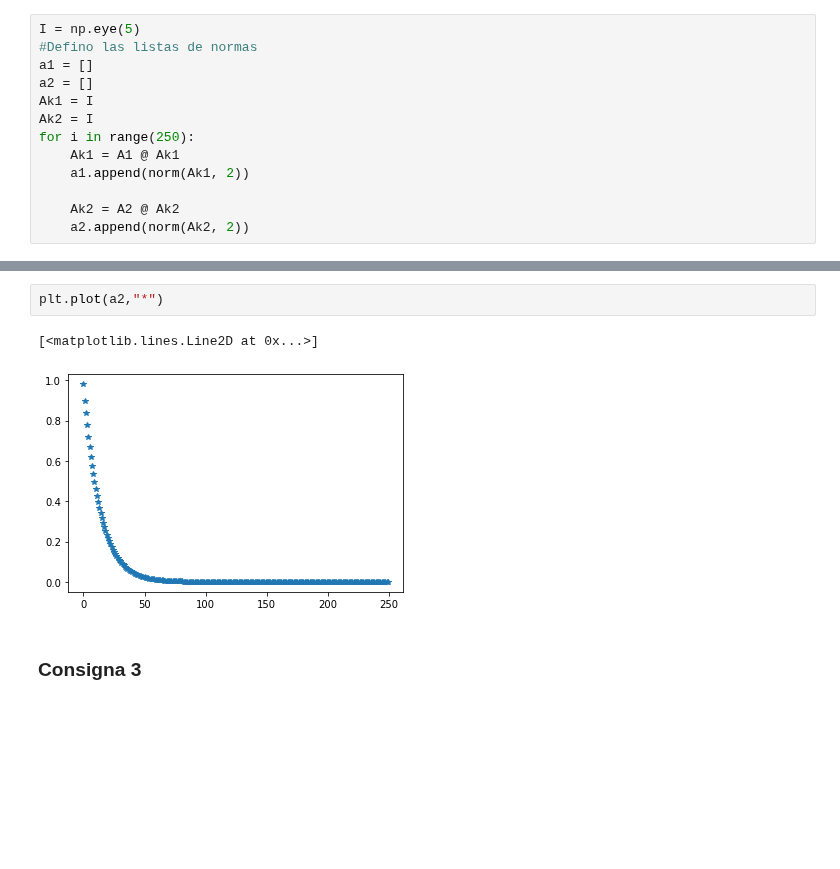
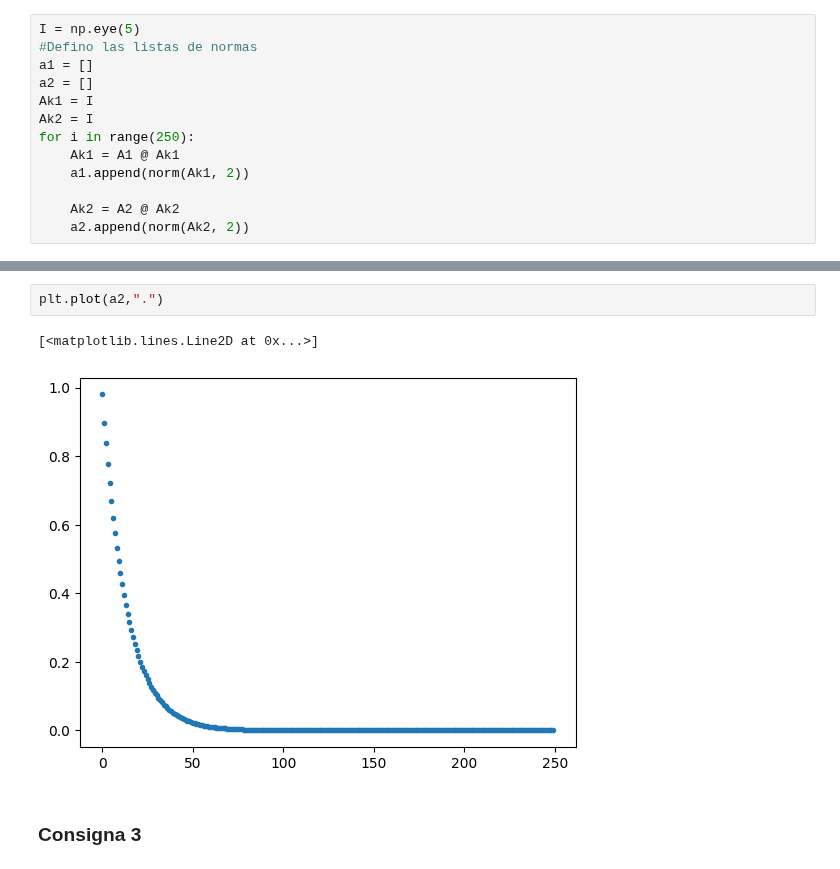
Before and after one commit to evaFomina/ALC_TP, a Jupyter notebook: Tiburones_ALC_TP2.ipynb, the cells around one changed output, grey strips where cells are left out. Drawn from its saved outputs; the diff is of its cells as text; blank space fills up the shorter version.

```diff
--- a/Tiburones_ALC_TP2.ipynb
+++ b/Tiburones_ALC_TP2.ipynb
@@ -395,8 +93,8 @@ plt.plot(a1,"*")
 # %%
-plt.plot(a2,"*")
+plt.plot(a2,".")
 # %% [output]
 [<matplotlib.lines.Line2D at 0x...>]
-[figure, old version]
+[figure, new version]
 # %% [markdown]
 ### Consigna 3
 # %% [markdown]
```
Also changed, not shown: parts of 62 cells of this notebook, 1 other file.
